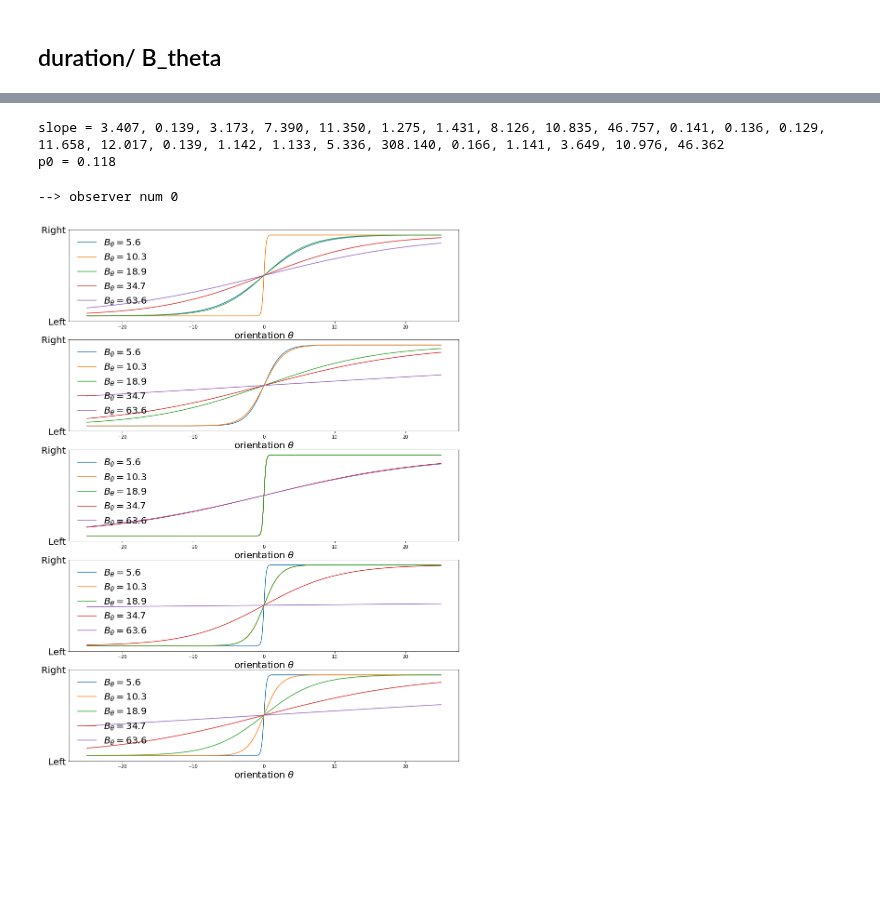
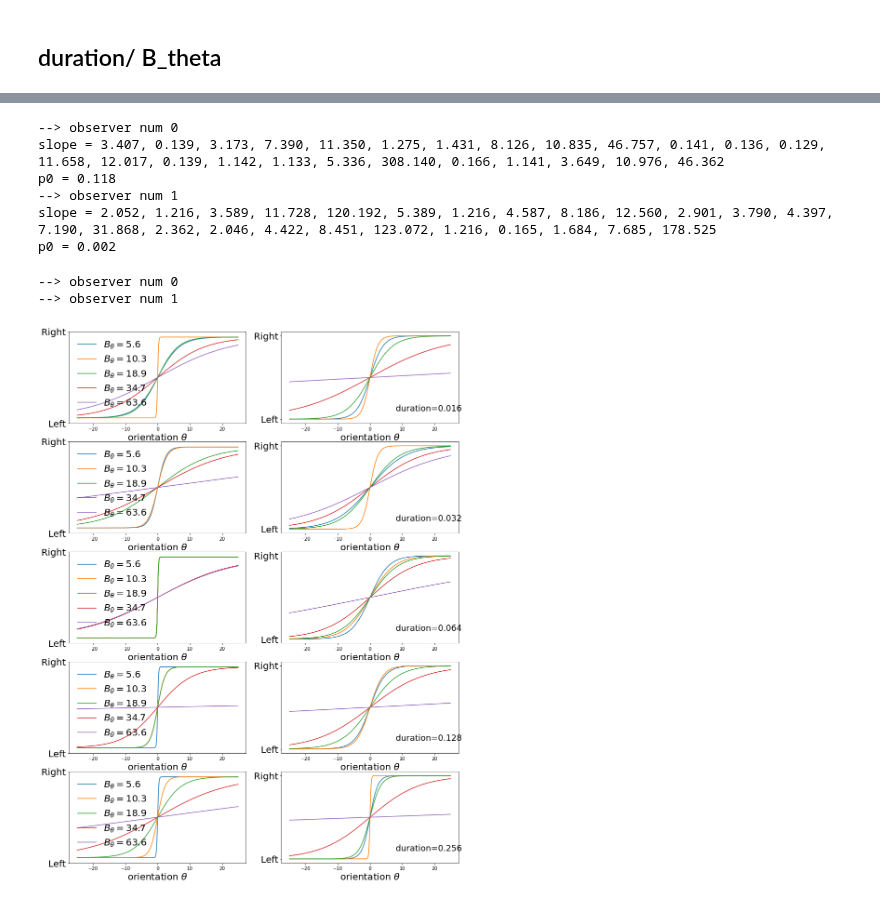
Before and after one commit to jennafradin/MSc-Internship, a Jupyter notebook: Notebooks/W17/59_analysis_durations.ipynb, the cells around one changed output, grey strips where cells are left out. Saved outputs shown, nothing was run; the diff lists cells and outputs as text; code cells hidden in the pictures; blank space fills up the shorter version.

```diff
--- a/Notebooks/W17/59_analysis_durations.ipynb
+++ b/Notebooks/W17/59_analysis_durations.ipynb
@@ -56,7 +55,7 @@ for num, data in enumerate(subj_data_list) :
     for i, item in enumerate(data):
         #print(i, item)
         data_dict[num]['theta'][0, i] = item[1]*180/np.pi
-        data_dict[num]['conditions'][0, i] = item[5]+item[6]*len(B_theta_list)
+        data_dict[num]['conditions'][0, i] = item[5]+item[6]*len(duration_list)
         data_dict[num]['response'][0, i] = 1 if item[2] == 'right' else 0
 # %%
 import torch
@@ -96,11 +95,8 @@ beta1, beta2 = 0.9, 0.999
 betas = (beta1, beta2)
 num_epochs = 2 ** 12 + 1
 
-def fit_data(
+def fit_data(logistic_model,
     theta, ind_condition, y,
-    logit0_init=logit0_init * torch.ones(1), theta0_init=theta0_init*torch.ones(N_conditions),
-    log_wt_init=torch.log(log_wt_init*torch.ones(N_conditions)),
-    bias=bias,
     learning_rate=learning_rate,
     # batch_size=batch_size,  # previous notebook showed that learning_rate had no influence on performance
     num_epochs=num_epochs,
@@ -112,7 +108,6 @@ def fit_data(
     device = torch.device("cuda" if torch.cuda.is_available() else "cpu")
     Theta, Ind_condition, labels = Theta.to(device), Ind_condition.to(device), labels.to(device)
 
-    logistic_model = LogisticRegressionModel(logit0_init, theta0_init, log_wt_init, bias=bias)
     logistic_model = logistic_model.to(device)
     logistic_model.train()
     optimizer = torch.optim.Adam(logistic_model.parameters(), lr=learning_rate, betas=betas)
@@ -141,10 +136,10 @@ logit0_init = logit0_init * torch.ones(1)
 # indep = logit0_init=logit0_init * torch.ones(int(len(data)/len(B_theta_list)/len(duration_list)))
 results = {}
 for num, data in enumerate(subj_data_list) :
-    logistic_model, loss = fit_data(data_dict[num]['theta'],
+    logistic_model = LogisticRegressionModel(logit0_init * torch.ones(1), theta0_init*torch.ones(N_conditions), torch.log(log_wt_init*torch.ones(N_conditions)), bias=bias)
+    logistic_model, loss = fit_data(logistic_model, data_dict[num]['theta'],
                                     data_dict[num]['conditions'],
-                                    data_dict[num]['response'],
-                                    bias=bias, logit0_init=logit0_init, verbose=True)
+                                    data_dict[num]['response'], verbose=True)
     results[num] = logistic_model
     print("Final loss =", loss)
 # %% [output]
@@ -189,38 +184,47 @@ def get_params(logistic_model, verbose=False):
         print(f"p0 = {npa2str(p0_)}")
     return theta0_, wt_, p0_
 
-
-theta0_, wt_, p0_ = get_params(logistic_model, verbose=True)
+for num, data in enumerate(subj_data_list) :
+    print('--> observer num', num)
+    theta0_, wt_, p0_ = get_params(results[num], verbose=True)
 # %% [output]
+--> observer num 0
 slope = 3.407, 0.139, 3.173, 7.390, 11.350, 1.275, 1.431, 8.126, 10.835, 46.757, 0.141, 0.136, 0.129, 11.658, 12.017, 0.139, 1.142, 1.133, 5.336, 308.140, 0.166, 1.141, 3.649, 10.976, 46.362
 p0 = 0.118
+--> observer num 1
+slope = 2.052, 1.216, 3.589, 11.728, 120.192, 5.389, 1.216, 4.587, 8.186, 12.560, 2.901, 3.790, 4.397, 7.190, 31.868, 2.362, 2.046, 4.422, 8.451, 123.072, 1.216, 0.165, 1.684, 7.685, 178.525
+p0 = 0.002
 # %%
+fig, axs = plt.subplots(len(duration_list), len(subj_data_list), figsize=(15, 21))
 for num, data in enumerate(subj_data_list) :
     print('--> observer num', num)
-
-    fig, axs = plt.subplots(len(duration_list), 1, figsize=(15, 21))
     x_values = np.linspace(-25, 25, 400)
 
     for i_duration, duration in enumerate(duration_list):
-        ax = axs[i_duration]
+        if len(subj_data_list)>1:
+            ax = axs[i_duration][num]
+        else:
+            ax = axs[i_duration]
 
         #colors = plt.cm.inferno(np.linspace(1, .2, len(B_thetas))) #tc colormap
 
         for i_B_theta, B_theta in enumerate(B_theta_list):
             i_condition = i_B_theta + i_duration*len(B_theta_list)
             conditions = i_condition*np.ones_like(x_values)
             y_values = results[num](torch.Tensor(x_values),
                                       torch.ByteTensor(conditions)).detach().numpy()
             ax.plot(x_values, y_values, label=r'$B_\theta=%s$' % f'{B_theta:.1f}')
 
         ax.set_xlabel(r"orientation $\theta$", fontsize=20)
         ax.set_yticks([0.0, 1.0])
         ax.set_yticklabels(["Left", "Right"], fontsize=20)
-        ax.legend(fontsize=20, frameon=False, scatterpoints=6)
+        if num==0:  ax.legend(fontsize=20, frameon=False, scatterpoints=6)
         #if i_duration==0: ax.legend(fontsize=20, frameon=False, scatterpoints=6)
+        if num==len(subj_data_list)-1: ax.text(8, 0.1, f'duration={duration:.3f}', fontsize=18)
 # %% [output]
 --> observer num 0
+--> observer num 1
-[figure, old version]
+[figure, new version]
 # %%
 for num, data in enumerate(subj_data_list) :
     print('--> observer num', num)
```
Also changed, not shown: parts of 3 cells of this notebook, 4 other files.
